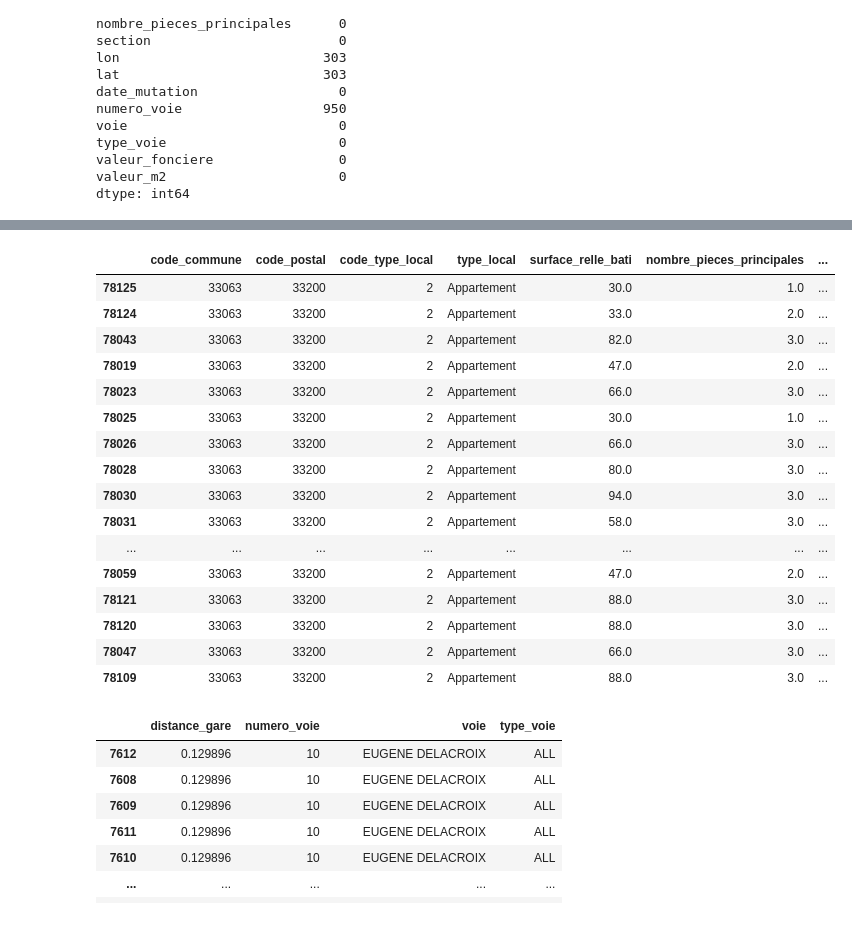
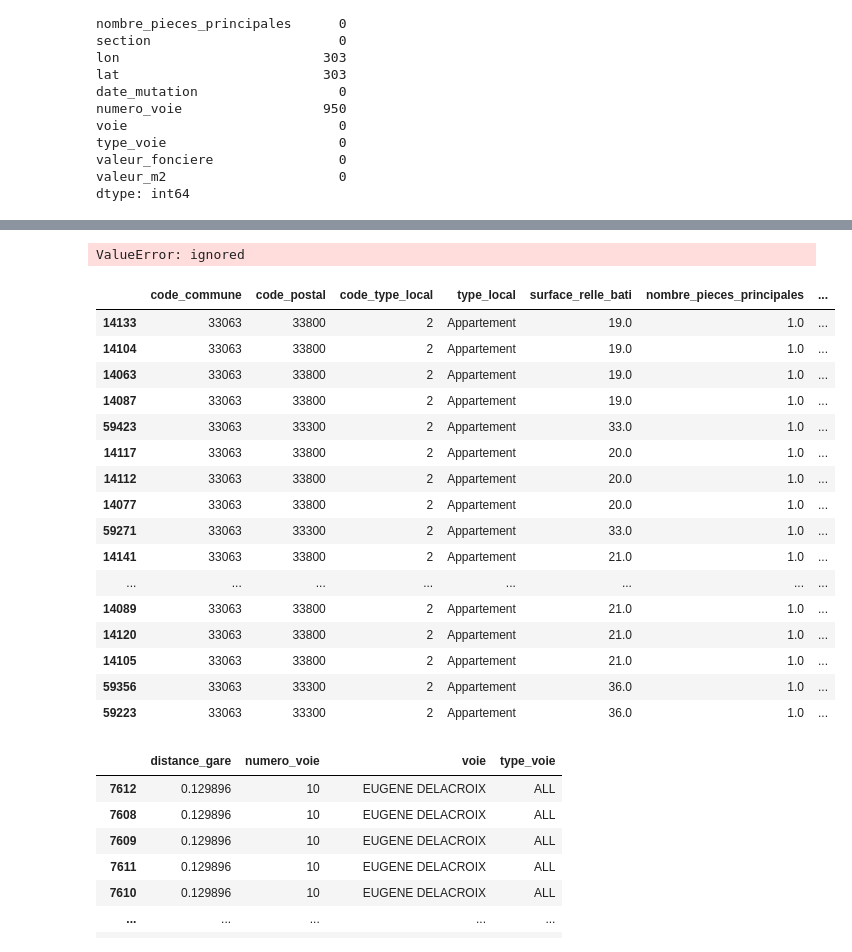
Before and after one commit to mdlbm/SNCF-Immobilier, a Jupyter notebook: Projet.ipynb, the cells around one changed output, grey strips where cells are left out. Cells and saved outputs as stored; diff of their text form; code cells hidden in the pictures.

```diff
--- a/Projet.ipynb
+++ b/Projet.ipynb
@@ -193,6 +193,10 @@ data_json = data_json[data_json["surface_relle_bati"].notna()][data_json["valeur
 
 # Création de la variable valeur au m2
 data_json["valeur_m2"] = data_json["valeur_fonciere"] / data_json["surface_relle_bati"]
+
+# Création de la variable année
+import datetime
+data_json["année"] = pd.to_datetime(data_json['date_mutation']).dt.year
 # %%
 # Dimensions et Données manquantes
 print("(Nb_lignes, Nb_colonnes) = ",data_json.shape,'\n')
@@ -220,24 +265,31 @@ dtype: int64
+# %%
+#data_json['date_mutation'].value_counts()>1 & data_json['voie'].value_counts()>1 & data_json['numero_voie'].value_counts()>1
+data_json_new = data_json
+occurence_vf = data_json_new.value_counts()
+data_json['occurences_valeur_fonciere']=data_json_new['valeur_fonciere'].value_counts()[data_json['valeur_fonciere']]
+# %% [output]
+ValueError: ignored
 # %%
 # Aperçu des données
-data_json.sort_values("section", ascending = False).head(20)
+data_json.sort_values("valeur_m2", ascending = False).head(20)
 # %% [output]
 |  | code_commune | code_postal | code_type_local | type_local | surface_relle_bati | nombre_pieces_principales | ... |
-| 78125 | 33063 | 33200 | 2 | Appartement | 30.0 | 1.0 | ... |
-| 78124 | 33063 | 33200 | 2 | Appartement | 33.0 | 2.0 | ... |
-| 78043 | 33063 | 33200 | 2 | Appartement | 82.0 | 3.0 | ... |
-| 78019 | 33063 | 33200 | 2 | Appartement | 47.0 | 2.0 | ... |
-| 78023 | 33063 | 33200 | 2 | Appartement | 66.0 | 3.0 | ... |
-| 78025 | 33063 | 33200 | 2 | Appartement | 30.0 | 1.0 | ... |
-| 78026 | 33063 | 33200 | 2 | Appartement | 66.0 | 3.0 | ... |
-| 78028 | 33063 | 33200 | 2 | Appartement | 80.0 | 3.0 | ... |
-| 78030 | 33063 | 33200 | 2 | Appartement | 94.0 | 3.0 | ... |
-| 78031 | 33063 | 33200 | 2 | Appartement | 58.0 | 3.0 | ... |
+| 14133 | 33063 | 33800 | 2 | Appartement | 19.0 | 1.0 | ... |
+| 14104 | 33063 | 33800 | 2 | Appartement | 19.0 | 1.0 | ... |
+| 14063 | 33063 | 33800 | 2 | Appartement | 19.0 | 1.0 | ... |
+| 14087 | 33063 | 33800 | 2 | Appartement | 19.0 | 1.0 | ... |
+| 59423 | 33063 | 33300 | 2 | Appartement | 33.0 | 1.0 | ... |
+| 14117 | 33063 | 33800 | 2 | Appartement | 20.0 | 1.0 | ... |
+| 14112 | 33063 | 33800 | 2 | Appartement | 20.0 | 1.0 | ... |
+| 14077 | 33063 | 33800 | 2 | Appartement | 20.0 | 1.0 | ... |
+| 59271 | 33063 | 33300 | 2 | Appartement | 33.0 | 1.0 | ... |
+| 14141 | 33063 | 33800 | 2 | Appartement | 21.0 | 1.0 | ... |
 | ... | ... | ... | ... | ... | ... | ... | ... |
-| 78059 | 33063 | 33200 | 2 | Appartement | 47.0 | 2.0 | ... |
-| 78121 | 33063 | 33200 | 2 | Appartement | 88.0 | 3.0 | ... |
-| 78120 | 33063 | 33200 | 2 | Appartement | 88.0 | 3.0 | ... |
-| 78047 | 33063 | 33200 | 2 | Appartement | 66.0 | 3.0 | ... |
-| 78109 | 33063 | 33200 | 2 | Appartement | 88.0 | 3.0 | ... |
+| 14089 | 33063 | 33800 | 2 | Appartement | 21.0 | 1.0 | ... |
+| 14120 | 33063 | 33800 | 2 | Appartement | 21.0 | 1.0 | ... |
+| 14105 | 33063 | 33800 | 2 | Appartement | 21.0 | 1.0 | ... |
+| 59356 | 33063 | 33300 | 2 | Appartement | 36.0 | 1.0 | ... |
+| 59223 | 33063 | 33300 | 2 | Appartement | 36.0 | 1.0 | ... |
 # %%
 # data_json["voie"].unique().shape
 # %%
```
Also changed, not shown: parts of 4 cells of this notebook.
